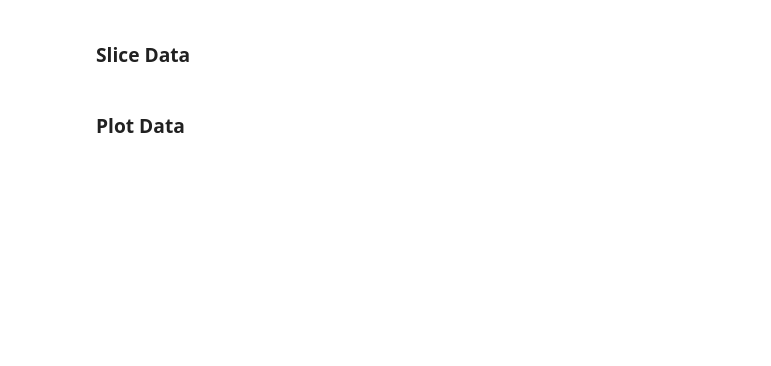
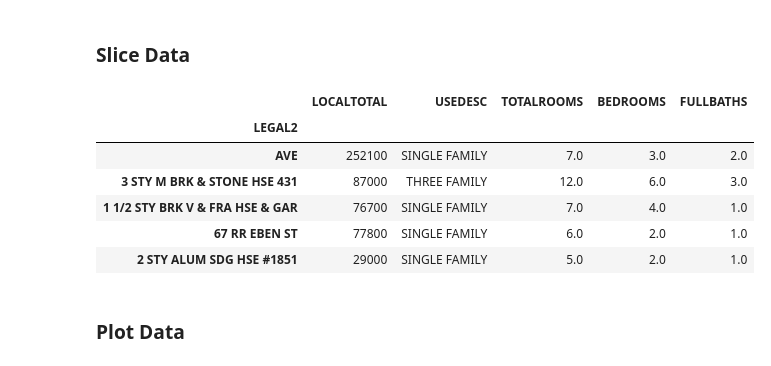
Before and after one commit to juil/fintech-uoftbootcamp, a Jupyter notebook: 06-pyviz/class2/Activities - Plotly/03-Stu_Categorical_Evaluation/Unsolved/categorical_evaluation.ipynb, the cells around one changed output. Saved outputs shown, nothing was run; the diff lists cells and outputs as text; code cells hidden in the pictures; blank space fills up the shorter version.

```diff
--- a/06-pyviz/class2/Activities - Plotly/03-Stu_Categorical_Evaluation/Unsolved/categorical_evaluation.ipynb
+++ b/06-pyviz/class2/Activities - Plotly/03-Stu_Categorical_Evaluation/Unsolved/categorical_evaluation.ipynb
@@ -40,5 +29,16 @@ prop_assessments
  ### Slice Data
 # %%
 # Select list of columns
+data = prop_assessments[
+    ['LOCALTOTAL', 'USEDESC', 'TOTALROOMS', 'BEDROOMS', 'FULLBATHS']]
+data.head()
+# %% [output]
+|  | LOCALTOTAL | USEDESC | TOTALROOMS | BEDROOMS | FULLBATHS |
+| LEGAL2 |  |  |  |  |  |
+| AVE | 252100 | SINGLE FAMILY | 7.0 | 3.0 | 2.0 |
+| 3 STY M BRK & STONE HSE 431 | 87000 | THREE FAMILY | 12.0 | 6.0 | 3.0 |
+| 1 1/2 STY BRK V & FRA HSE & GAR | 76700 | SINGLE FAMILY | 7.0 | 4.0 | 1.0 |
+| 67 RR EBEN ST | 77800 | SINGLE FAMILY | 6.0 | 2.0 | 1.0 |
+| 2 STY ALUM SDG HSE #1851 | 29000 | SINGLE FAMILY | 5.0 | 2.0 | 1.0 |
 # %% [markdown]
  ### Plot Data
```
Also changed, not shown: parts of 3 cells of this notebook.
